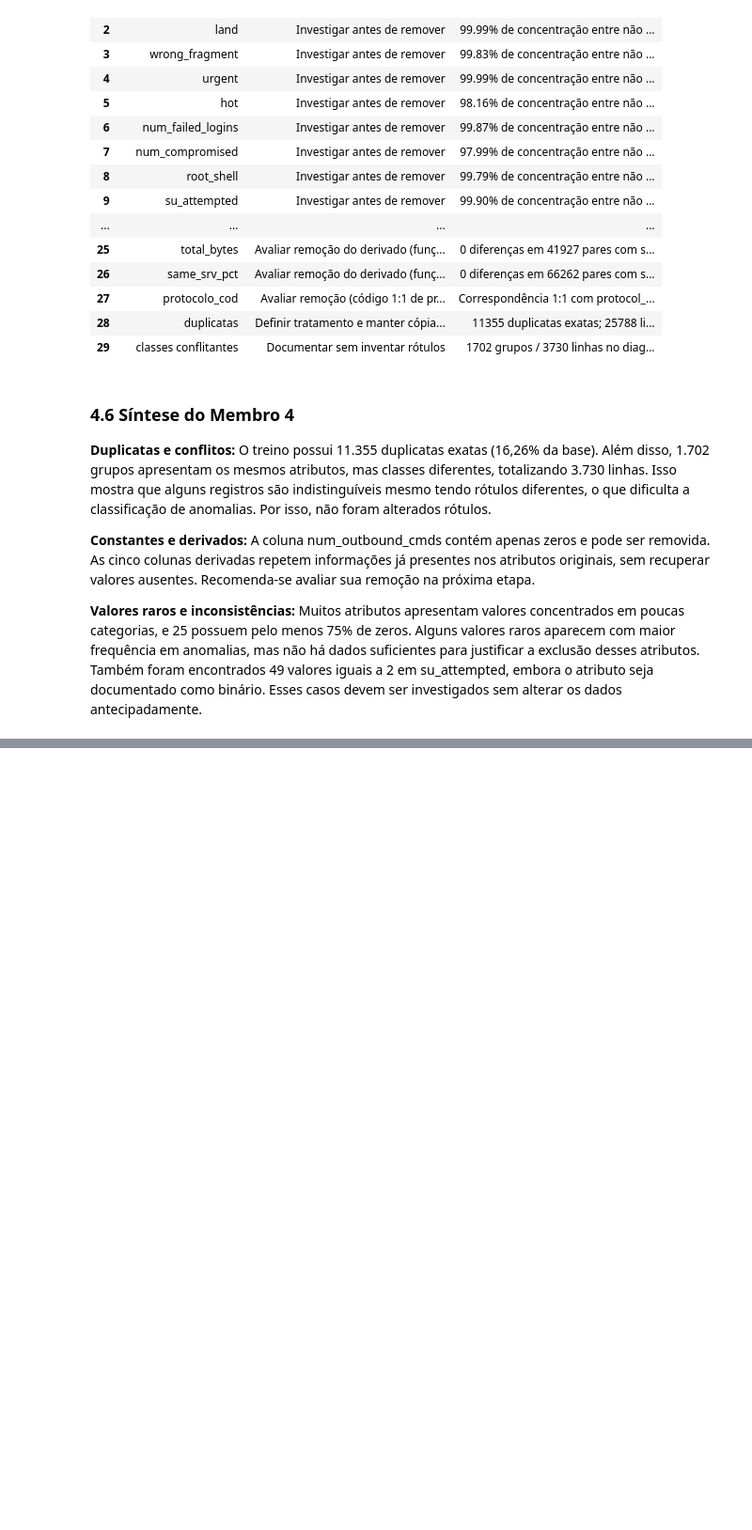
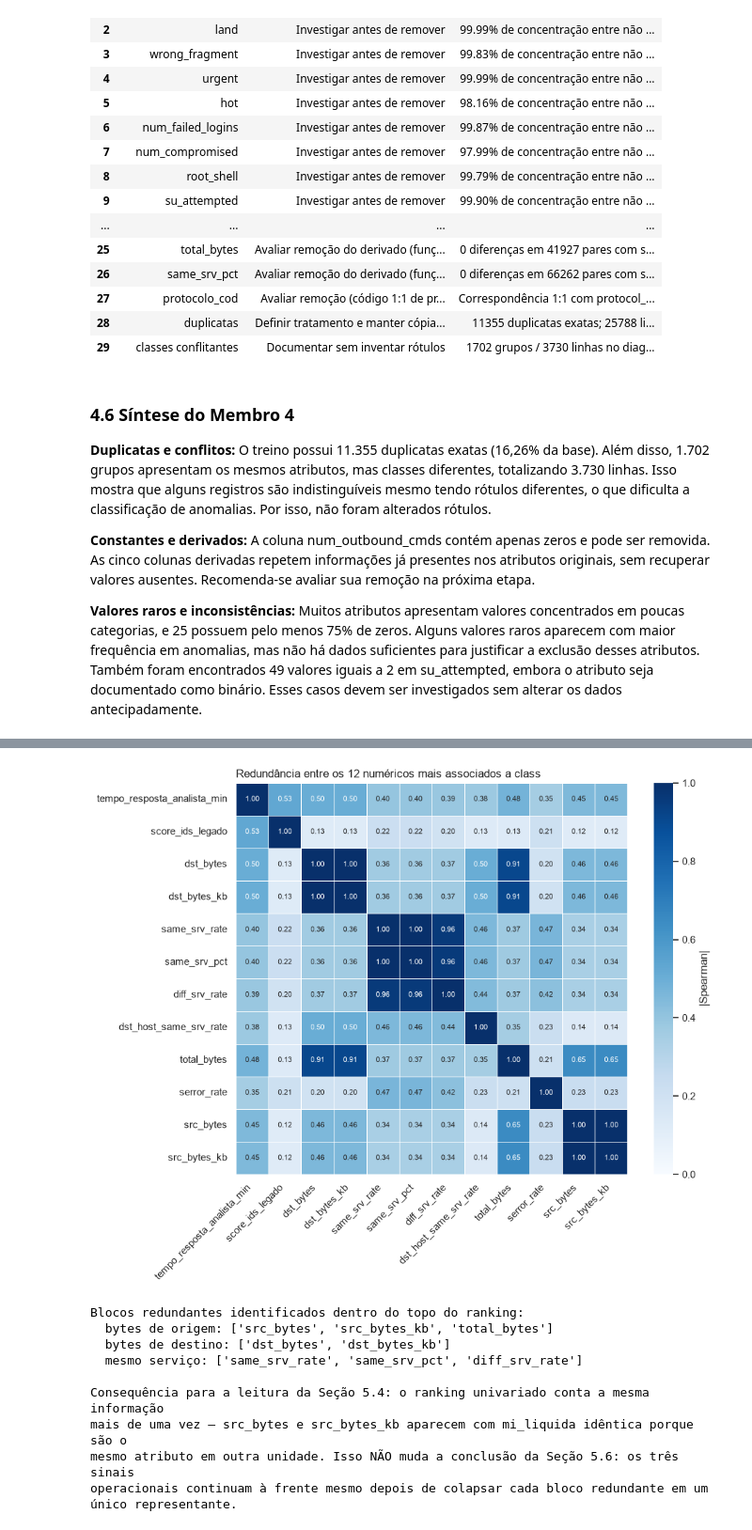
Before and after one commit to matheusmra/tp-ia, a Jupyter notebook: notebooks/01_analise_exploratoria.ipynb, the cells around one changed output, grey strips where cells are left out. Shown at 94% size. Cells and saved outputs as stored; diff of their text form; code cells hidden in the pictures; blank space fills up the shorter version.

```diff
--- a/notebooks/01_analise_exploratoria.ipynb
+++ b/notebooks/01_analise_exploratoria.ipynb
@@ -1324,0 +2497,44 @@ Esta parte ainda não estava implementada no notebook antigo e permanece a cargo
+# %%
+# 5.7 (continuação) Figura 4: redundância DENTRO do topo do ranking de associação.
+# Importa saber se os atributos mais informativos repetem uns aos outros: se repetirem,
+# o ranking univariado da Seção 5.4 está contando a mesma informação várias vezes.
+topo_num_m5 = [c for c in assoc_geral_m5.index if c in COLS_NUMERICAS][:12]
+matriz_m5 = corr_postos_m5.loc[topo_num_m5, topo_num_m5].abs()
+
+fig, eixo = plt.subplots(figsize=(9.5, 7.8), layout="constrained")
+# Escala sequencial de um só tom: a cor codifica magnitude, não identidade.
+mapa = sns.heatmap(matriz_m5, cmap="Blues", vmin=0, vmax=1, annot=True, fmt=".2f",
+                   annot_kws={"fontsize": 8}, linewidths=0.5, linecolor="white",
+                   cbar_kws={"label": "|Spearman|"}, square=True, ax=eixo)
+eixo.set_title("Redundância entre os 12 numéricos mais associados a class", loc="left")
+eixo.set_xlabel("")
+eixo.set_ylabel("")
+plt.setp(eixo.get_xticklabels(), rotation=45, ha="right")
+plt.show()
+
+blocos_m5 = {
+    "bytes de origem": ["src_bytes", "src_bytes_kb", "total_bytes"],
+    "bytes de destino": ["dst_bytes", "dst_bytes_kb"],
+    "mesmo serviço": ["same_srv_rate", "same_srv_pct", "diff_srv_rate"],
+}
+print("Blocos redundantes identificados dentro do topo do ranking:")
+for nome, colunas in blocos_m5.items():
+    presentes = [c for c in colunas if c in topo_num_m5]
+    print(f"  {nome}: {presentes}")
+print("\nConsequência para a leitura da Seção 5.4: o ranking univariado conta a mesma informação")
+print("mais de uma vez — src_bytes e src_bytes_kb aparecem com mi_liquida idêntica porque são o")
+print("mesmo atributo em outra unidade. Isso NÃO muda a conclusão da Seção 5.6: os três sinais")
+print("operacionais continuam à frente mesmo depois de colapsar cada bloco redundante em um")
+print("único representante.")
+# %% [output]
+[figure, added]
+Blocos redundantes identificados dentro do topo do ranking:
+  bytes de origem: ['src_bytes', 'src_bytes_kb', 'total_bytes']
+  bytes de destino: ['dst_bytes', 'dst_bytes_kb']
+  mesmo serviço: ['same_srv_rate', 'same_srv_pct', 'diff_srv_rate']
+
+Consequência para a leitura da Seção 5.4: o ranking univariado conta a mesma informação
+mais de uma vez — src_bytes e src_bytes_kb aparecem com mi_liquida idêntica porque são o
+mesmo atributo em outra unidade. Isso NÃO muda a conclusão da Seção 5.6: os três sinais
+operacionais continuam à frente mesmo depois de colapsar cada bloco redundante em um
+único representante.
```
Also changed, not shown: parts of 46 cells of this notebook, 1 other file.
